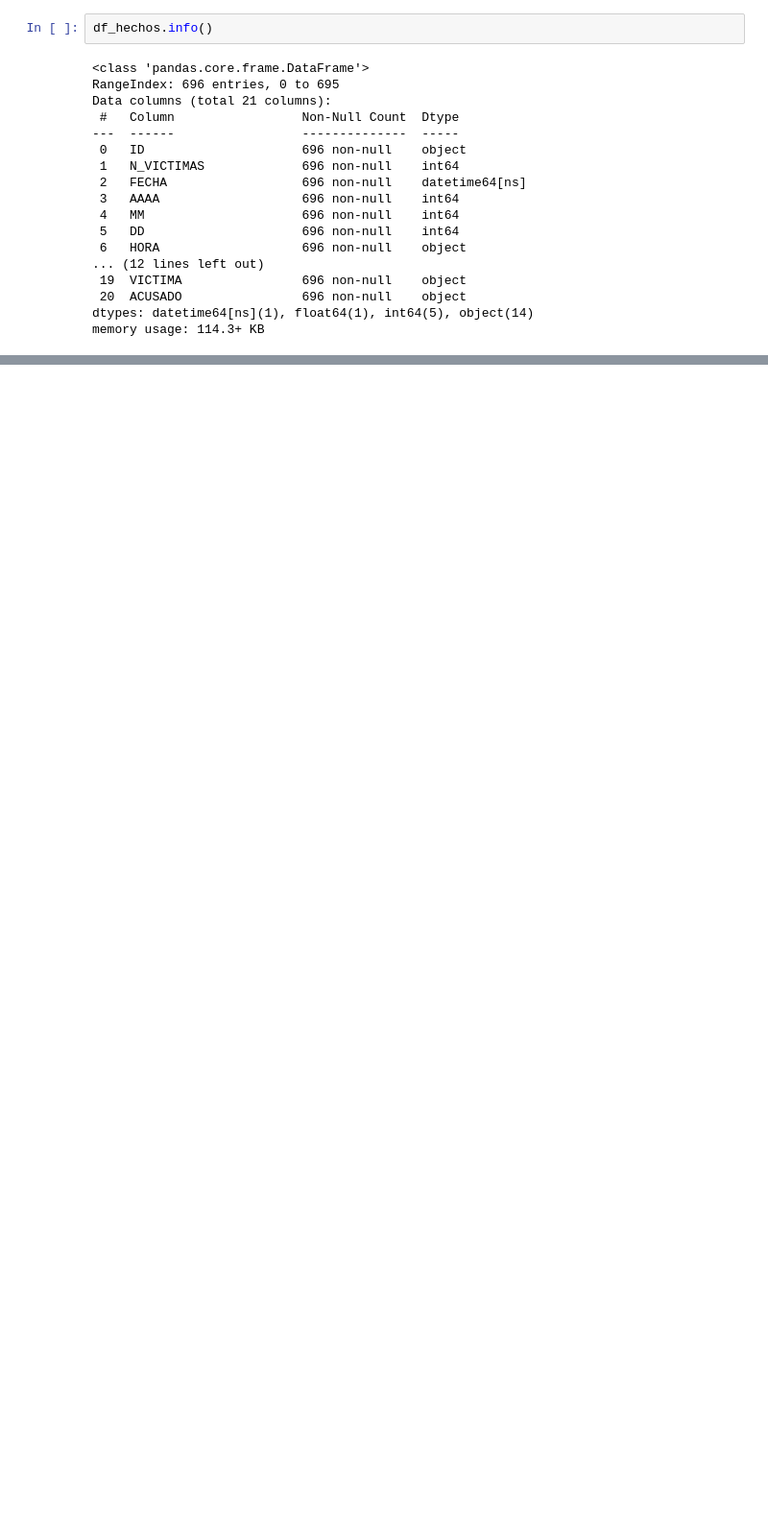
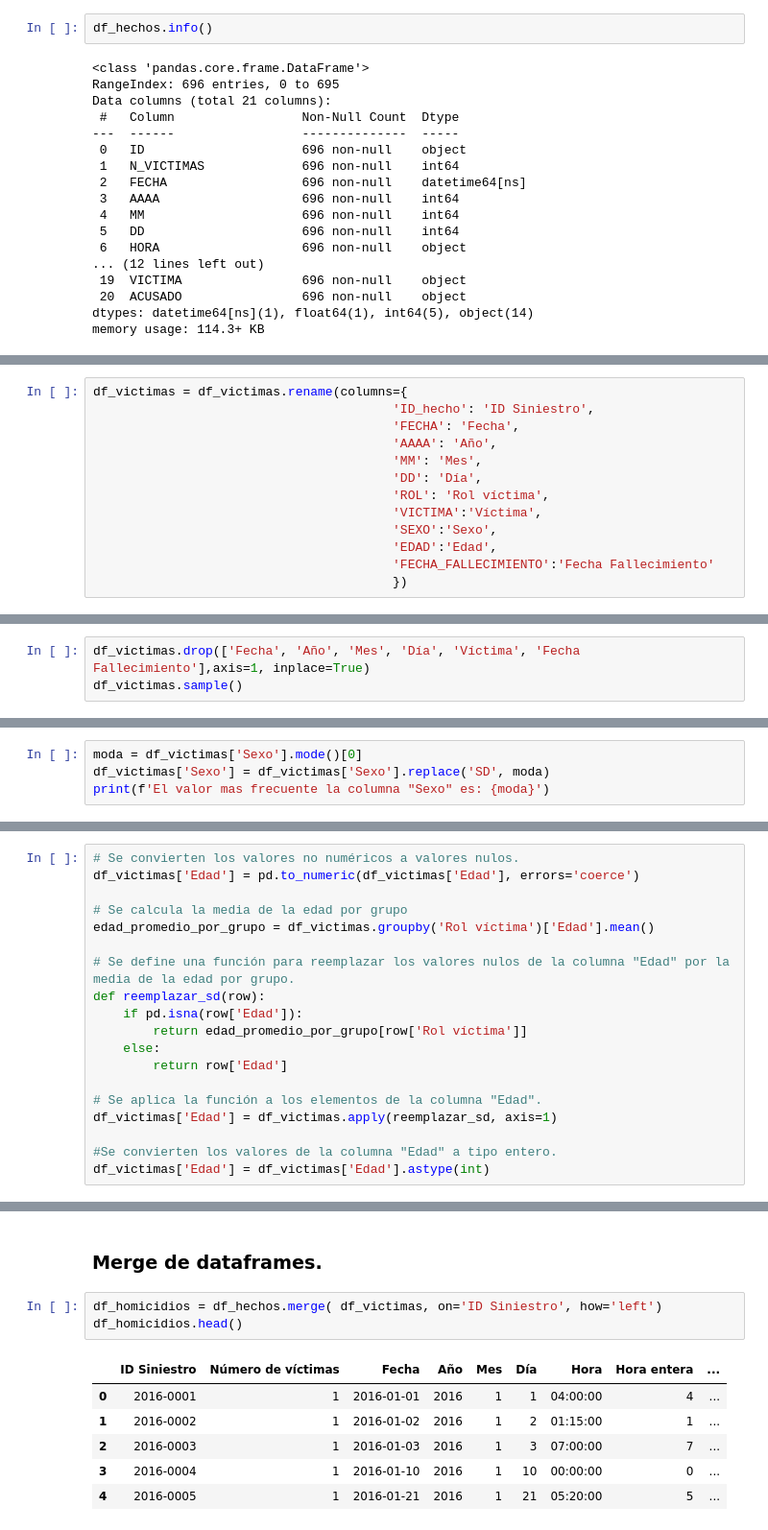
Before and after one commit to FedeZell/PI-Data-Analysis, a Jupyter notebook: Notebooks/ETL.ipynb, the cells around one changed output, grey strips where cells are left out. Shown: that part at 96% size. Saved outputs shown, nothing was run; the diff lists cells and outputs as text; blank space fills up the shorter version.

```diff
--- a/Notebooks/ETL.ipynb
+++ b/Notebooks/ETL.ipynb
@@ -31,0 +447,13 @@ memory usage: 114.3+ KB
+# %%
+df_victimas = df_victimas.rename(columns={
+                                        'ID_hecho': 'ID Siniestro',
+                                        'FECHA': 'Fecha',
+                                        'AAAA': 'Año',
+                                        'MM': 'Mes',
+                                        'DD': 'Día',
+                                        'ROL': 'Rol víctima',
+                                        'VICTIMA':'Víctima',
+                                        'SEXO':'Sexo',
+                                        'EDAD':'Edad',
+                                        'FECHA_FALLECIMIENTO':'Fecha Fallecimiento'
+                                        })
@@ -31,0 +499,3 @@ memory usage: 114.3+ KB
+# %%
+df_victimas.drop(['Fecha', 'Año', 'Mes', 'Día', 'Víctima', 'Fecha Fallecimiento'],axis=1, inplace=True)
+df_victimas.sample()
@@ -31,0 +563,4 @@ memory usage: 114.3+ KB
+# %%
+moda = df_victimas['Sexo'].mode()[0]
+df_victimas['Sexo'] = df_victimas['Sexo'].replace('SD', moda)
+print(f'El valor mas frecuente la columna "Sexo" es: {moda}')
@@ -31,0 +598,19 @@ memory usage: 114.3+ KB
+# %%
+# Se convierten los valores no numéricos a valores nulos.
+df_victimas['Edad'] = pd.to_numeric(df_victimas['Edad'], errors='coerce')
+
+# Se calcula la media de la edad por grupo
+edad_promedio_por_grupo = df_victimas.groupby('Rol víctima')['Edad'].mean()
+
+# Se define una función para reemplazar los valores nulos de la columna "Edad" por la media de la edad por grupo.
+def reemplazar_sd(row):
+    if pd.isna(row['Edad']):
+        return edad_promedio_por_grupo[row['Rol víctima']]
+    else:
+        return row['Edad']
+
+# Se aplica la función a los elementos de la columna "Edad".
+df_victimas['Edad'] = df_victimas.apply(reemplazar_sd, axis=1)
+
+#Se convierten los valores de la columna "Edad" a tipo entero.
+df_victimas['Edad'] = df_victimas['Edad'].astype(int)
@@ -31,0 +635,12 @@ memory usage: 114.3+ KB
+# %% [markdown]
+### Merge de dataframes.
+# %%
+df_homicidios = df_hechos.merge( df_victimas, on='ID Siniestro', how='left')
+df_homicidios.head()
+# %% [output]
+|  | ID Siniestro | Número de víctimas | Fecha | Año | Mes | Día | Hora | Hora entera | ... |
+| 0 | 2016-0001 | 1 | 2016-01-01 | 2016 | 1 | 1 | 04:00:00 | 4 | ... |
+| 1 | 2016-0002 | 1 | 2016-01-02 | 2016 | 1 | 2 | 01:15:00 | 1 | ... |
+| 2 | 2016-0003 | 1 | 2016-01-03 | 2016 | 1 | 3 | 07:00:00 | 7 | ... |
+| 3 | 2016-0004 | 1 | 2016-01-10 | 2016 | 1 | 10 | 00:00:00 | 0 | ... |
+| 4 | 2016-0005 | 1 | 2016-01-21 | 2016 | 1 | 21 | 05:20:00 | 5 | ... |
```
Also changed, not shown: parts of 117 cells of this notebook, 2 other files.
